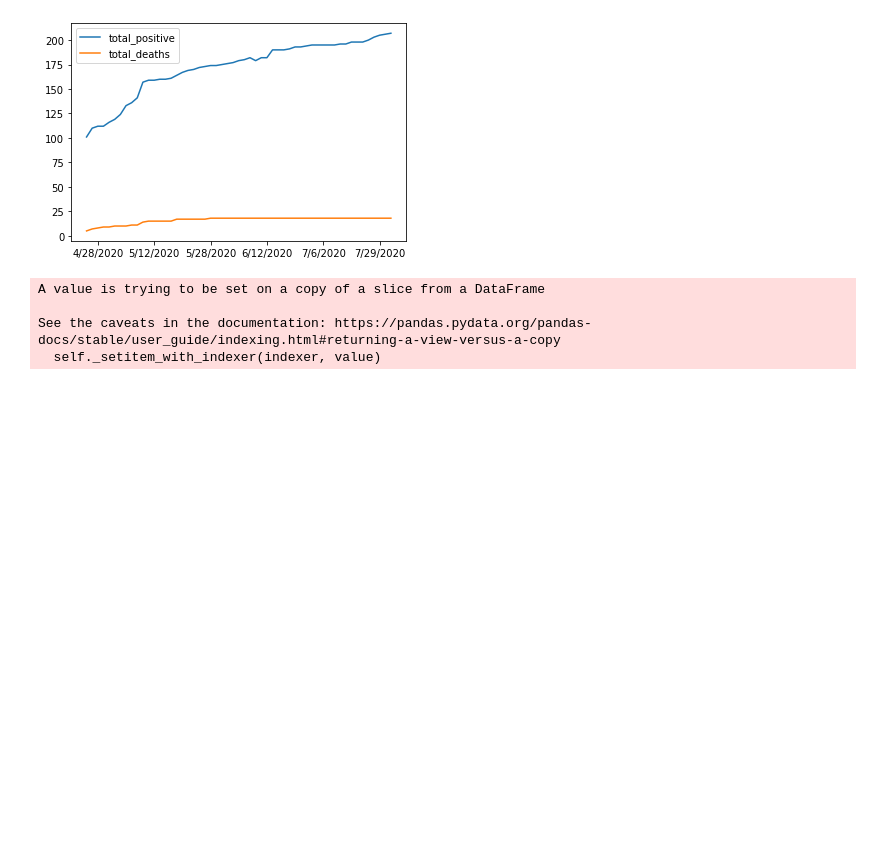
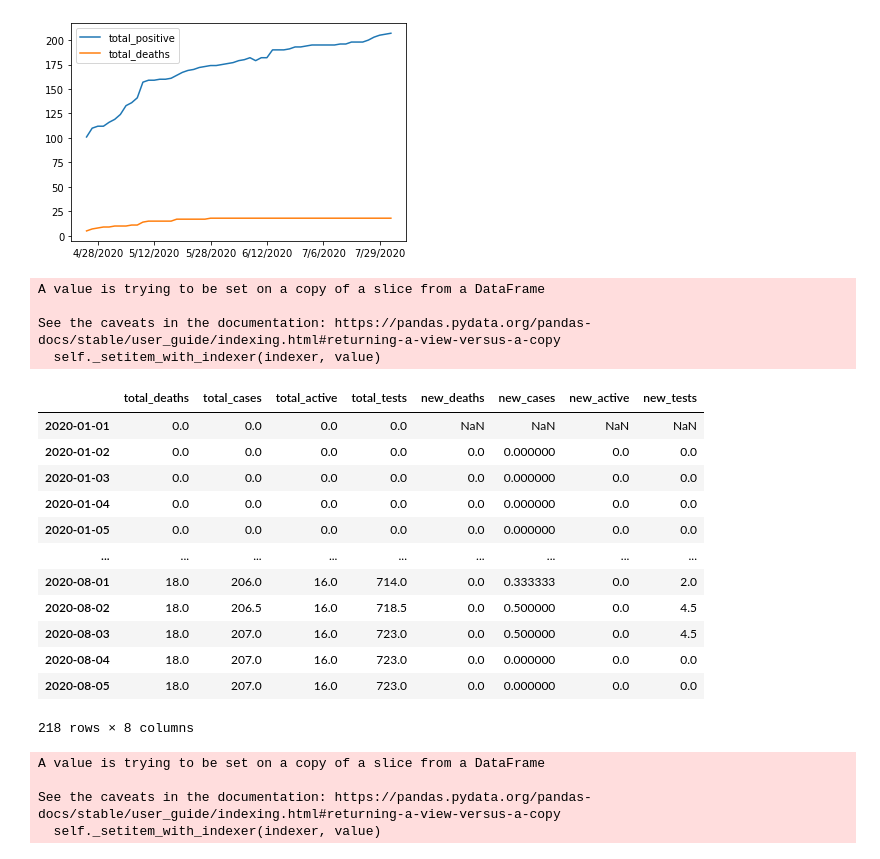
Before and after one commit to danielsuo/princeton.fyi, a Jupyter notebook: notebooks/Testing.ipynb, the cells around one changed output. Saved outputs shown, nothing was run; the diff lists cells and outputs as text; code cells hidden in the pictures; blank space fills up the shorter version.

Commit message:
Local

```diff
--- a/notebooks/Testing.ipynb
+++ b/notebooks/Testing.ipynb
@@ -160,3 +167,51 @@ srcs["princeton"].df[["total_positive", "total_deaths"]].iloc[::-1].plot()
+# %%
+dates = pd.DataFrame(pd.to_datetime([start_date + datetime.timedelta(days=delta) for delta in range((end_date - start_date).days + 1)]))
+# %%
+dates.index = dates.iloc[:, 0]
+# %%
+local = {
+    "total_deaths": srcs["princeton"].df.total_deaths.iloc[::-1].rename("total_deaths"),
+    "total_cases": srcs["princeton"].df.total_positive.iloc[::-1].rename("total_cases"),
+    "total_active": srcs["princeton"].df.active_positive.iloc[::-1].rename("total_active"),
+    "total_tests": (srcs["princeton"].df.total_positive.iloc[::-1] + srcs["princeton"].df.total_negative.iloc[::-1]).rename("total_tests")
+}
+# %%
+local_table = dates
+
+for df in local:
+    local_table = pd.merge(pd.DataFrame(local_table), local[df], how="outer", left_index=True, right_index=True)
+
+for df in local:
+    local_table[df].iloc[:np.argmin(local_table[df])] = 0
+
+local_table = local_table.interpolate(method="time", limit_direction="both")
+del local_table[0]
+
+local_diffs = local_table.diff()
+local_diffs.columns = [col.replace("total", "new") for col in local_table.columns]
+
+local_table = pd.concat([local_table, local_diffs], axis=1)
+# %% [output]
+A value is trying to be set on a copy of a slice from a DataFrame
+
+See the caveats in the documentation: https://pandas.pydata.org/pandas-docs/stable/user_guide/indexing.html#returning-a-view-versus-a-copy
+  self._setitem_with_indexer(indexer, value)
+# %%
+local_table
+# %% [output]
+|  | total_deaths | total_cases | total_active | total_tests | new_deaths | new_cases | new_active | new_tests |
+| 2020-01-01 | 0.0 | 0.0 | 0.0 | 0.0 | NaN | NaN | NaN | NaN |
+| 2020-01-02 | 0.0 | 0.0 | 0.0 | 0.0 | 0.0 | 0.000000 | 0.0 | 0.0 |
+| 2020-01-03 | 0.0 | 0.0 | 0.0 | 0.0 | 0.0 | 0.000000 | 0.0 | 0.0 |
+| 2020-01-04 | 0.0 | 0.0 | 0.0 | 0.0 | 0.0 | 0.000000 | 0.0 | 0.0 |
+| 2020-01-05 | 0.0 | 0.0 | 0.0 | 0.0 | 0.0 | 0.000000 | 0.0 | 0.0 |
+| ... | ... | ... | ... | ... | ... | ... | ... | ... |
+| 2020-08-01 | 18.0 | 206.0 | 16.0 | 714.0 | 0.0 | 0.333333 | 0.0 | 2.0 |
+| 2020-08-02 | 18.0 | 206.5 | 16.0 | 718.5 | 0.0 | 0.500000 | 0.0 | 4.5 |
+| 2020-08-03 | 18.0 | 207.0 | 16.0 | 723.0 | 0.0 | 0.500000 | 0.0 | 4.5 |
+| 2020-08-04 | 18.0 | 207.0 | 16.0 | 723.0 | 0.0 | 0.000000 | 0.0 | 0.0 |
+| 2020-08-05 | 18.0 | 207.0 | 16.0 | 723.0 | 0.0 | 0.000000 | 0.0 | 0.0 |
+218 rows × 8 columns
 # %%
 deaths = {
     "local": srcs["princeton"].df.total_deaths.iloc[::-1].rename("local"),
```
Also changed, not shown: parts of 6 cells of this notebook.
